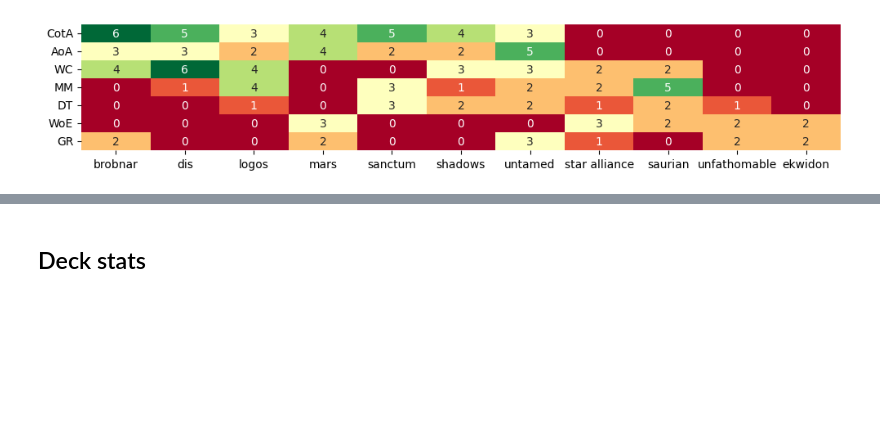
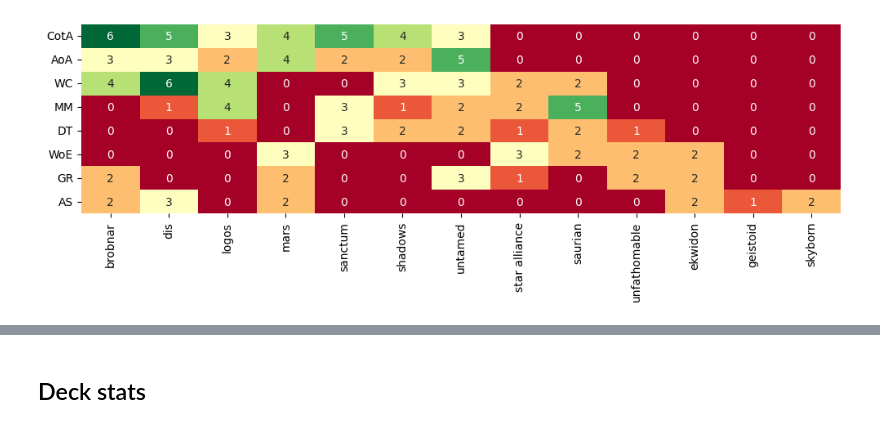
Before and after one commit to BenjaSanchez/keyforge, a Jupyter notebook: keyforge.ipynb, the cells around one changed output, grey strips where cells are left out. Drawn from its saved outputs; the diff is of its cells as text; code cells hidden in the pictures; blank space fills up the shorter version.

```diff
--- a/keyforge.ipynb
+++ b/keyforge.ipynb
@@ -36,6 +36,7 @@ set_colors = {
     "DT": "deepskyblue",
     "WoE": "olivedrab",
     "GR": "red",
+    "AS": "gold",
 }
 # %%
 # House colors:
@@ -51,18 +52,20 @@ house_colors = {
     "saurian": "aquamarine",
     "unfathomable": "blueviolet",
     "ekwidon": "red",
+    "geistoid": "black",
+    "skyborn": "lightsteelblue",
 }
 # %%
 # Plot number of decks per house/stat as heatmap:
 set_house_df = pd.DataFrame(0, index=set_colors.keys(), columns=house_colors.keys())
 for idx, row in deck_df.iterrows():
     for house in row[2:5]:
         set_house_df.loc[row[1], house] += 1
 
-plt.figure(figsize = (12,2))
+plt.figure(figsize = (12,3))
 _ = sns.heatmap(set_house_df, cmap="RdYlGn", annot=True, cbar=False)
 # %% [output]
-[figure, old version]
+[figure, new version]
 # %%
 # Load match info:
 match_df = pd.read_csv("matches.csv")
```
Also changed, not shown: parts of 11 cells of this notebook, 2 other files.
